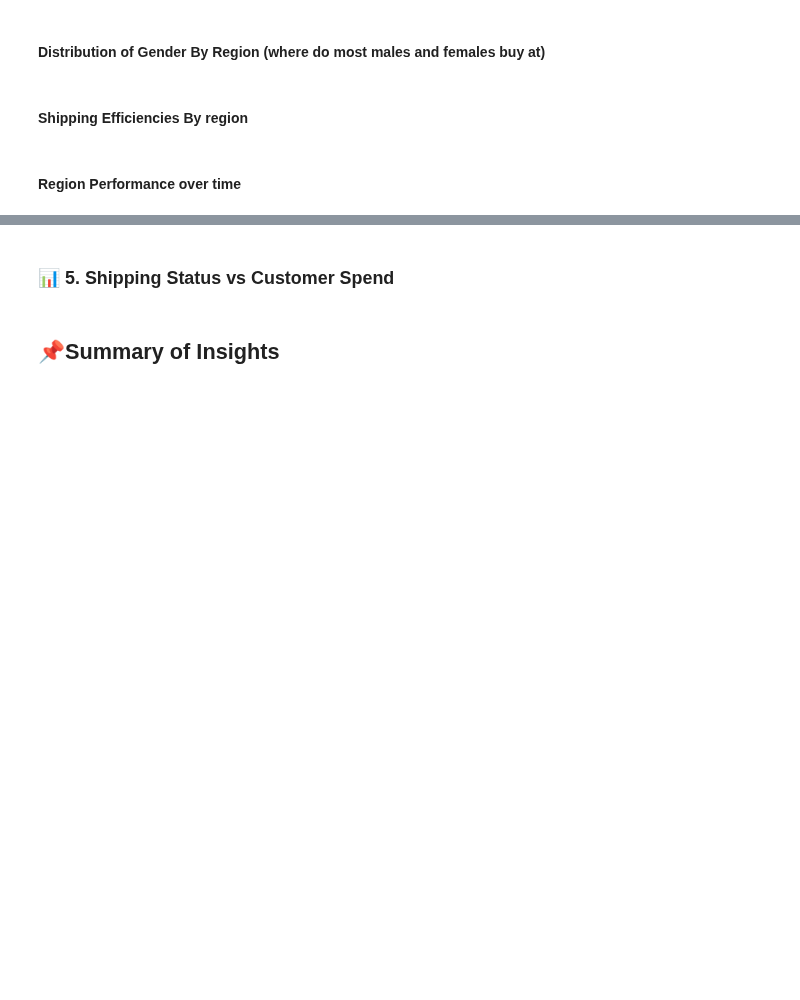
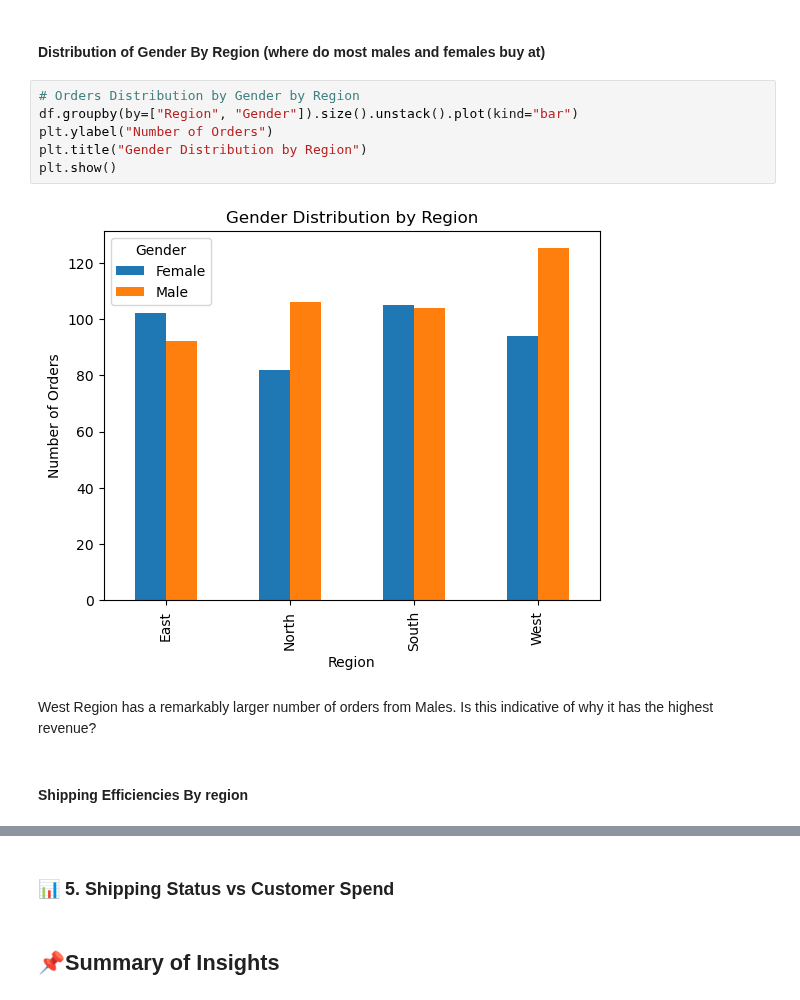
Before and after one commit to Mohammed-Hanan-Othman/ecommerce-sales-analysis, a Jupyter notebook: notebooks/1.customer_behaviour_analysis.ipynb, the cells around one changed output, grey strips where cells are left out. Drawn from its saved outputs; the diff is of its cells as text; blank space fills up the shorter version.

```diff
--- a/notebooks/1.customer_behaviour_analysis.ipynb
+++ b/notebooks/1.customer_behaviour_analysis.ipynb
@@ -326,6 +334,14 @@ np.float64(1326.6104897044918)
 # %% [markdown]
 #### Distribution of Gender By Region (where do most males and females buy at)
+# %%
+# Orders Distribution by Gender by Region
+df.groupby(by=["Region", "Gender"]).size().unstack().plot(kind="bar")
+plt.ylabel("Number of Orders")
+plt.title("Gender Distribution by Region")
+plt.show()
+# %% [output]
+[figure, added]
+# %% [markdown]
+West Region has a remarkably larger number of orders from Males. Is this indicative of why it has the highest revenue?
 # %% [markdown]
 #### Shipping Efficiencies By region
-# %% [markdown]
-#### Region Performance over time
```
Also changed, not shown: parts of 8 cells of this notebook.
